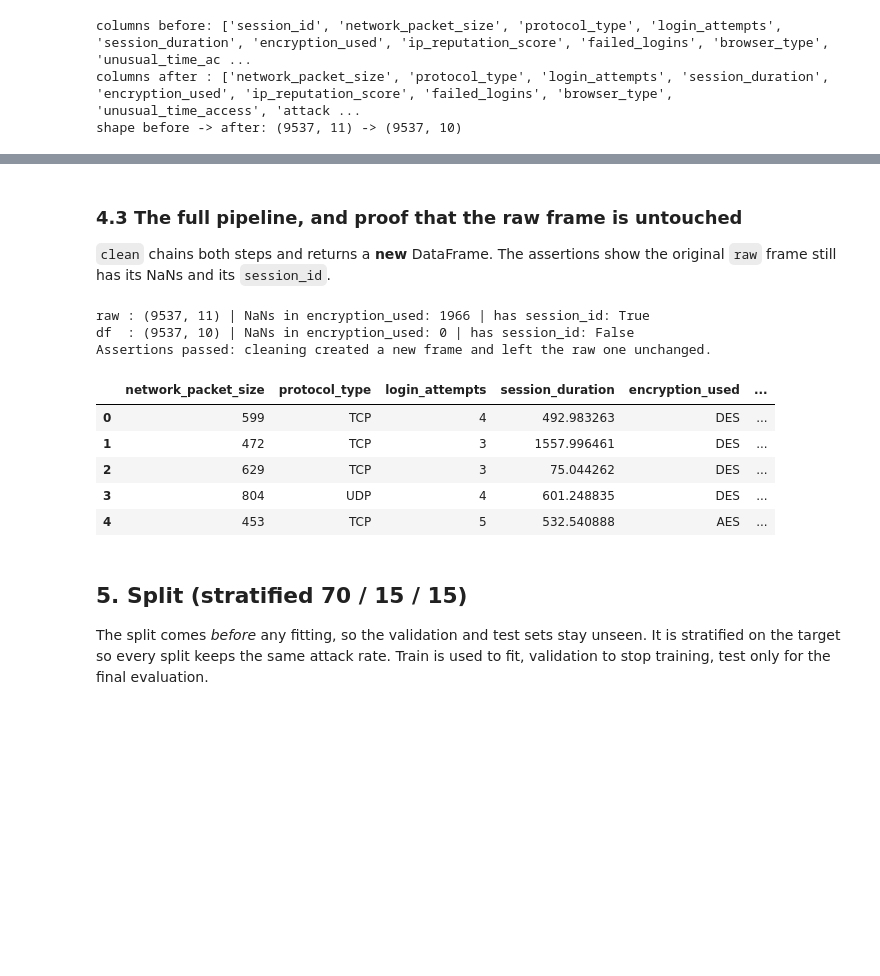
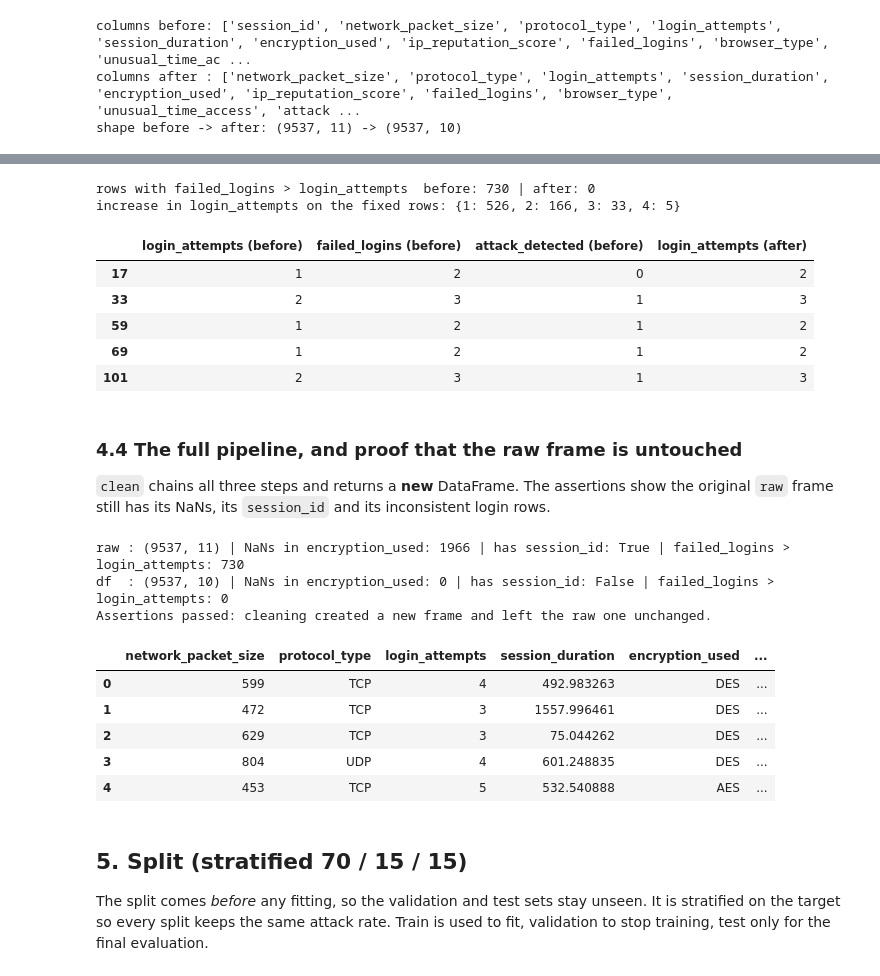
Before and after one commit to Meiring47817909/Security_ML_Project, a Jupyter notebook: notebooks/intrusion_model.ipynb, the cells around one changed output, grey strips where cells are left out. Saved outputs shown, nothing was run; the diff lists cells and outputs as text; code cells hidden in the pictures; blank space fills up the shorter version.

```diff
--- a/notebooks/intrusion_model.ipynb
+++ b/notebooks/intrusion_model.ipynb
@@ -158,18 +163,39 @@ shape before -> after: (9537, 11) -> (9537, 10)
+# %%
+bad = step2["failed_logins"] > step2["login_attempts"]
+step3 = fix_login_counts(step2)
+cols = ["login_attempts", "failed_logins", TARGET]
+print("rows with failed_logins > login_attempts  before:", int(bad.sum()),
+      "| after:", int((step3["failed_logins"] > step3["login_attempts"]).sum()))
+print("increase in login_attempts on the fixed rows:", (step3.loc[bad, "login_attempts"] - step2.loc[bad, "login_attempts"]).value_counts().sort_index().to_dict())
+display(pd.concat([step2.loc[bad, cols].head(5).add_suffix(" (before)"), step3.loc[bad, cols[:1]].head(5).add_suffix(" (after)")], axis=1))
+# %% [output]
+rows with failed_logins > login_attempts  before: 730 | after: 0
+increase in login_attempts on the fixed rows: {1: 526, 2: 166, 3: 33, 4: 5}
+|  | login_attempts (before) | failed_logins (before) | attack_detected (before) | login_attempts (after) |
+| 17 | 1 | 2 | 0 | 2 |
+| 33 | 2 | 3 | 1 | 3 |
+| 59 | 1 | 2 | 1 | 2 |
+| 69 | 1 | 2 | 1 | 2 |
+| 101 | 2 | 3 | 1 | 3 |
 # %% [markdown]
-### 4.3 The full pipeline, and proof that the raw frame is untouched
-`clean` chains both steps and returns a **new** DataFrame. The assertions show the original `raw` frame still has its NaNs and its `session_id`.
+### 4.4 The full pipeline, and proof that the raw frame is untouched
+`clean` chains all three steps and returns a **new** DataFrame. The assertions show the original `raw` frame still has its NaNs, its `session_id`
+and its inconsistent login rows.
 # %%
 df = clean(raw)
 assert raw["encryption_used"].isna().sum() > 0, "raw lost its NaNs"
 assert "session_id" in raw.columns, "raw lost session_id"
+assert (raw["failed_logins"] > raw["login_attempts"]).sum() == report["failed_gt_attempts"], "raw login counts changed"
 assert df["encryption_used"].isna().sum() == 0 and "session_id" not in df.columns
-print("raw :", raw.shape, "| NaNs in encryption_used:", raw["encryption_used"].isna().sum(), "| has session_id:", "session_id" in raw.columns)
-print("df  :", df.shape, "| NaNs in encryption_used:", df["encryption_used"].isna().sum(), "| has session_id:", "session_id" in df.columns)
+assert (df["failed_logins"] > df["login_attempts"]).sum() == 0
+for name, frame in (("raw", raw), ("df ", df)):
+    print(f"{name} : {frame.shape} | NaNs in encryption_used: {frame['encryption_used'].isna().sum()} | has session_id: {'session_id' in frame.columns}"
+          f" | failed_logins > login_attempts: {(frame['failed_logins'] > frame['login_attempts']).sum()}")
 print("Assertions passed: cleaning created a new frame and left the raw one unchanged.")
 df.head()
 # %% [output]
-raw : (9537, 11) | NaNs in encryption_used: 1966 | has session_id: True
-df  : (9537, 10) | NaNs in encryption_used: 0 | has session_id: False
+raw : (9537, 11) | NaNs in encryption_used: 1966 | has session_id: True | failed_logins > login_attempts: 730
+df  : (9537, 10) | NaNs in encryption_used: 0 | has session_id: False | failed_logins > login_attempts: 0
 Assertions passed: cleaning created a new frame and left the raw one unchanged.
 |  | network_packet_size | protocol_type | login_attempts | session_duration | encryption_used | ... |
 | 0 | 599 | TCP | 4 | 492.983263 | DES | ... |
```
Also changed, not shown: parts of 13 cells of this notebook, 6 other files.
